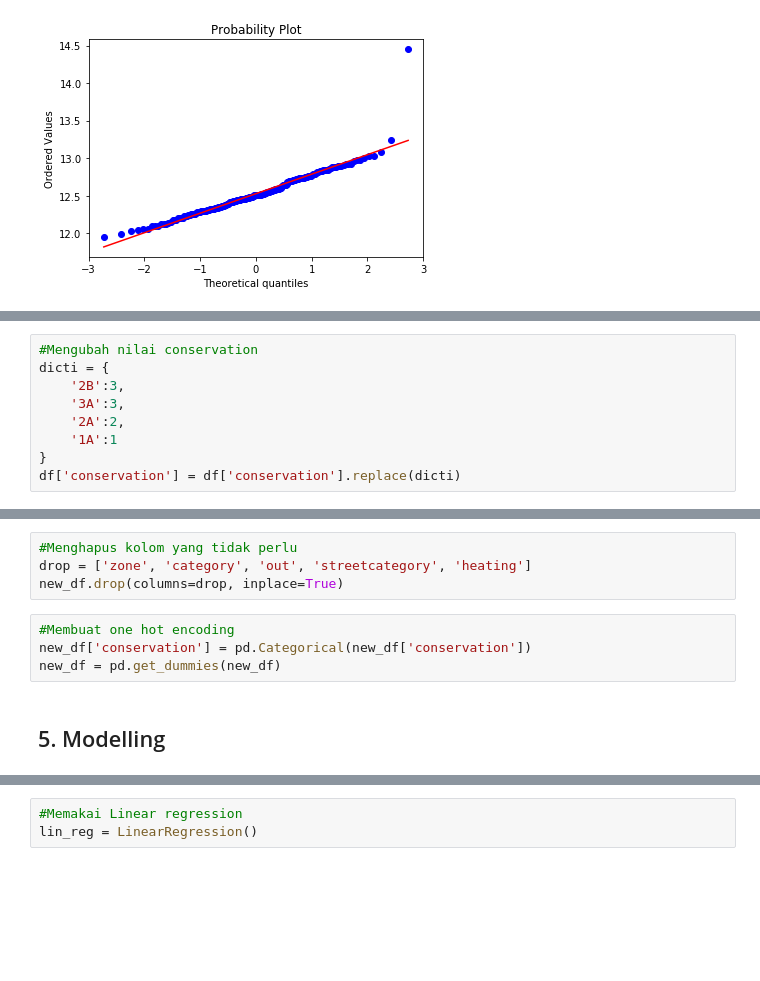
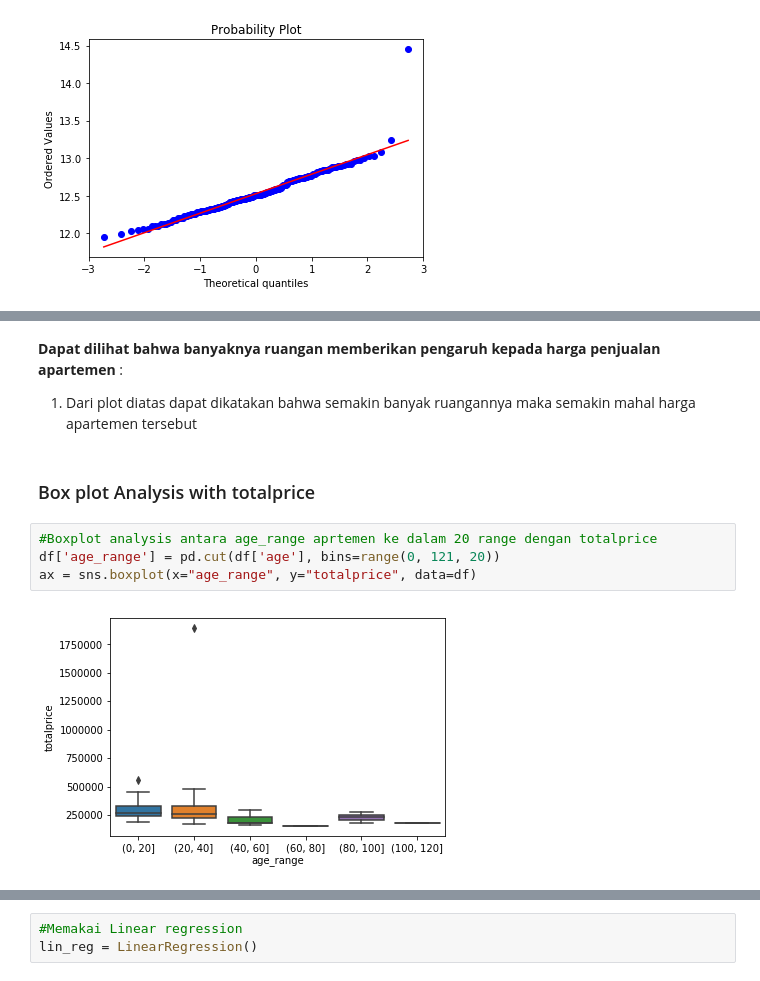
Before and after one commit to nurrimahrima/Mid-Test-Python-Use-Case, a Jupyter notebook: Question 2/Nurrimah - Mid Test - Victoria.ipynb, the cells around one changed output, grey strips where cells are left out. Cells and saved outputs as stored; diff of their text form; blank space fills up the shorter version.

```diff
--- a/Question 2/Nurrimah - Mid Test - Victoria.ipynb
+++ b/Question 2/Nurrimah - Mid Test - Victoria.ipynb
@@ -248,9 +346,0 @@ sns.barplot(data=df, x=df['rooms'], y=df['totalprice'], color='green')
-# %%
-#Mengubah nilai conservation
-dicti = {
-    '2B':3,
-    '3A':3,
-    '2A':2,
-    '1A':1
-}
-df['conservation'] = df['conservation'].replace(dicti)
@@ -259,10 +347,11 @@ new_df = df.copy()
-# %%
-#Menghapus kolom yang tidak perlu
-drop = ['zone', 'category', 'out', 'streetcategory', 'heating']
-new_df.drop(columns=drop, inplace=True)
-# %%
-#Membuat one hot encoding
-new_df['conservation'] = pd.Categorical(new_df['conservation'])
-new_df = pd.get_dummies(new_df)
-# %% [markdown]
-## 5. Modelling
+# %% [markdown]
+**Dapat dilihat bahwa banyaknya ruangan memberikan pengaruh kepada harga penjualan apartemen** :<br>
+1. Dari plot diatas dapat dikatakan bahwa semakin banyak ruangannya maka semakin mahal harga apartemen tersebut
+# %% [markdown]
+### Box plot Analysis with totalprice
+# %%
+#Boxplot analysis antara age_range aprtemen ke dalam 20 range dengan totalprice
+df['age_range'] = pd.cut(df['age'], bins=range(0, 121, 20))
+ax = sns.boxplot(x="age_range", y="totalprice", data=df)
+# %% [output]
+[figure, added]
```
Also changed, not shown: parts of 52 cells of this notebook, 4 other files.
